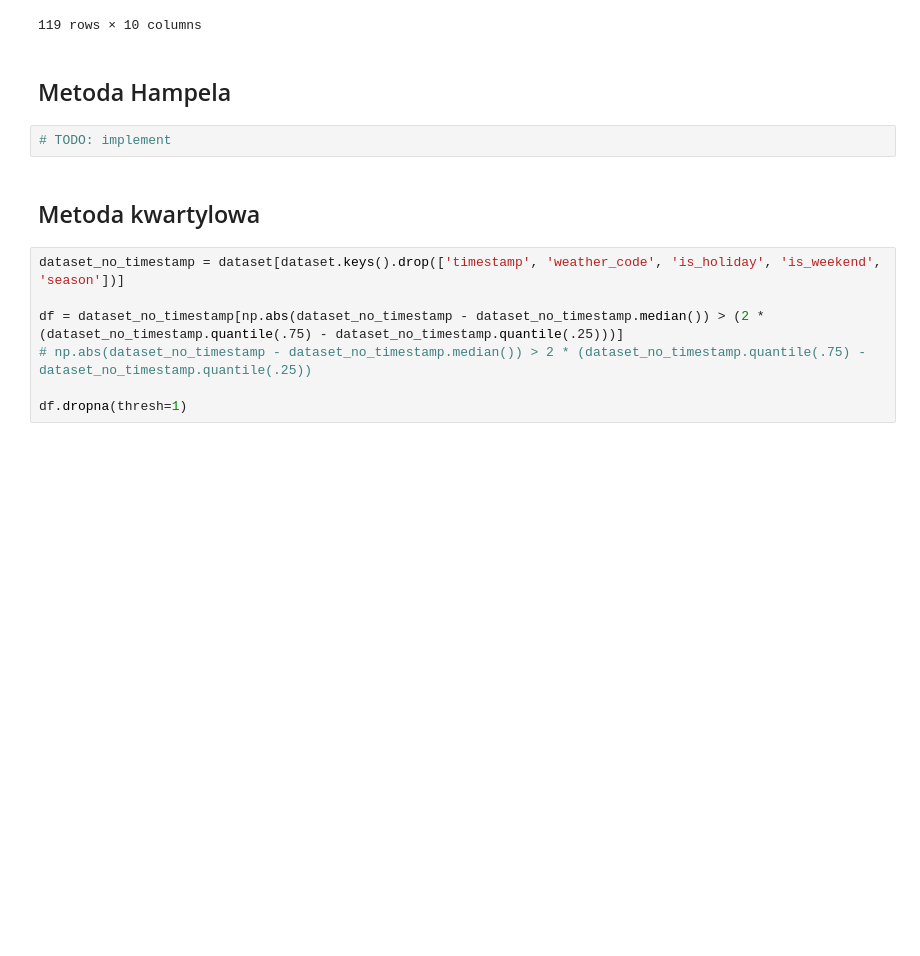
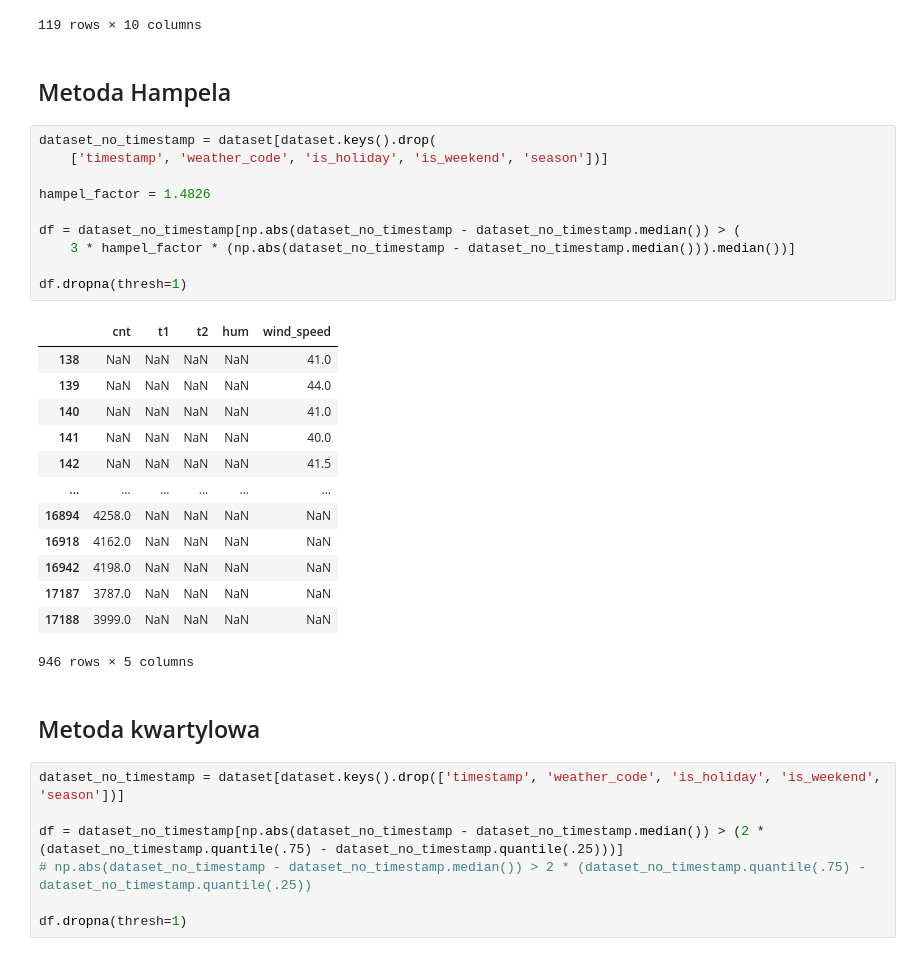
Before and after one commit to hubert-mazur/bike_sharing_data_exploration, a Jupyter notebook: project.ipynb, the cells around one changed output. Cells and saved outputs as stored; diff of their text form; blank space fills up the shorter version.

Commit message:
Implement Hampel outliers detection
Add outliers detection with Hampel method.

```diff
--- a/project.ipynb
+++ b/project.ipynb
@@ -206,8 +206,30 @@ dataset.iloc[list(map(lambda x: x[0],filter(lambda x: x[1] == 4, sorted_outliers
 119 rows × 10 columns
 # %% [markdown]
 ## Metoda Hampela
-# %%
-# TODO: implement
+# %%
+dataset_no_timestamp = dataset[dataset.keys().drop(
+    ['timestamp', 'weather_code', 'is_holiday', 'is_weekend', 'season'])]
+
+hampel_factor = 1.4826
+
+df = dataset_no_timestamp[np.abs(dataset_no_timestamp - dataset_no_timestamp.median()) > (
+    3 * hampel_factor * (np.abs(dataset_no_timestamp - dataset_no_timestamp.median())).median())]
+
+df.dropna(thresh=1)
+# %% [output]
+|  | cnt | t1 | t2 | hum | wind_speed |
+| 138 | NaN | NaN | NaN | NaN | 41.0 |
+| 139 | NaN | NaN | NaN | NaN | 44.0 |
+| 140 | NaN | NaN | NaN | NaN | 41.0 |
+| 141 | NaN | NaN | NaN | NaN | 40.0 |
+| 142 | NaN | NaN | NaN | NaN | 41.5 |
+| ... | ... | ... | ... | ... | ... |
+| 16894 | 4258.0 | NaN | NaN | NaN | NaN |
+| 16918 | 4162.0 | NaN | NaN | NaN | NaN |
+| 16942 | 4198.0 | NaN | NaN | NaN | NaN |
+| 17187 | 3787.0 | NaN | NaN | NaN | NaN |
+| 17188 | 3999.0 | NaN | NaN | NaN | NaN |
+946 rows × 5 columns
 # %% [markdown]
 ## Metoda kwartylowa
 # %%
```
